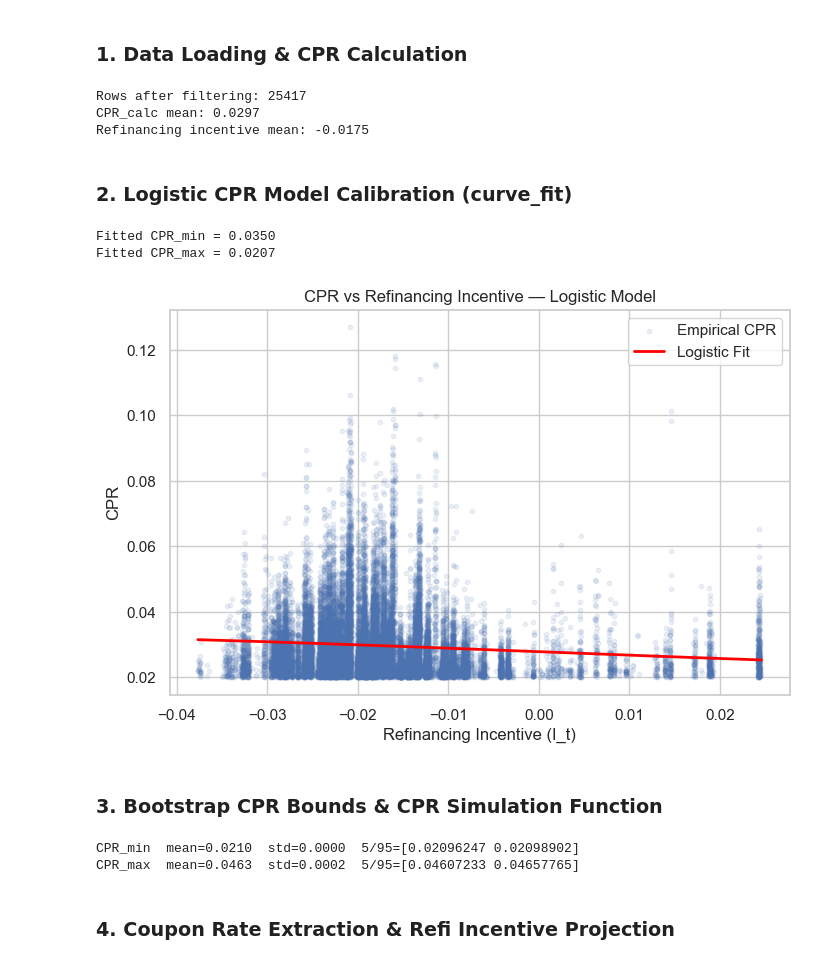
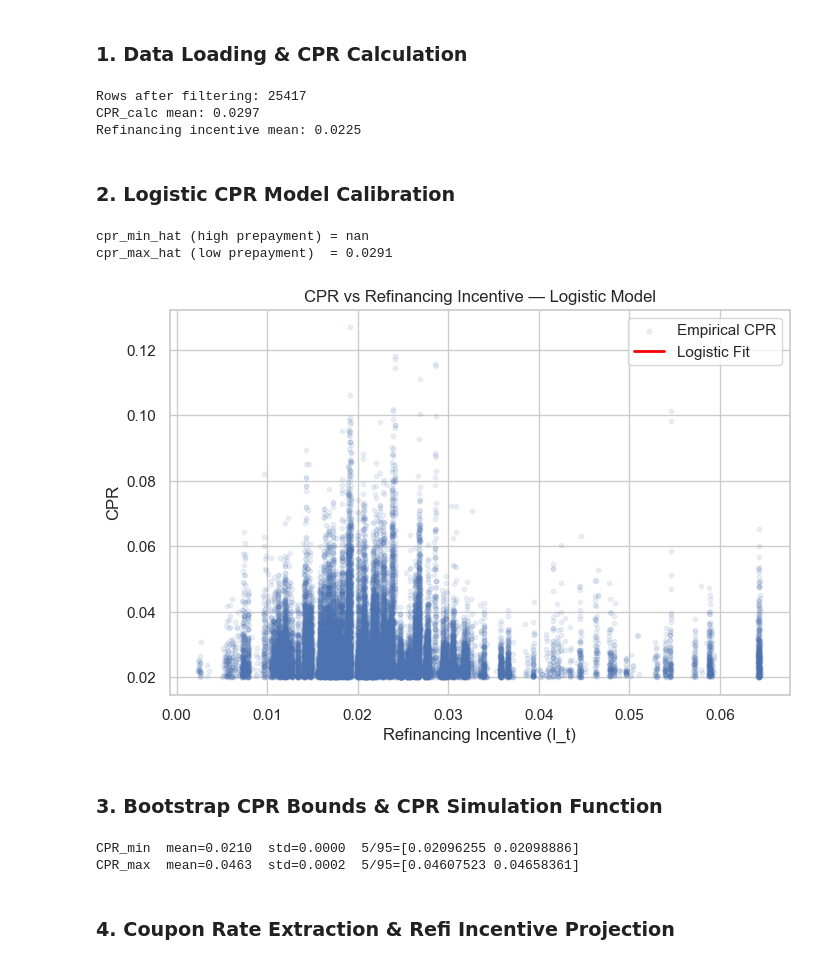
Before and after one commit to chloelinrq/STAT5030_Numerical_Methods_Group_Project, a Jupyter notebook: main.ipynb, the cells around one changed output. Cells and saved outputs as stored; diff of their text form; code cells hidden in the pictures.

```diff
--- a/main.ipynb
+++ b/main.ipynb
@@ -535,7 +535,7 @@ df['CPR_calc'] = winsorize(df['CPR_calc'], limits=[0.20, 0])
 df = df[df['CPR_calc'] >= 0.02].copy()
 
 # Compute refinancing incentive: I = WA coupon rate - benchmark rate (6%)
-df['refinancing incentive_calc'] = (df['Cohort WA Current Interest Rate'] / 100) - 0.06
+df['refinancing incentive_calc'] = (df['Cohort WA Current Interest Rate'] / 100) - 0.02
 
 print(f"Rows after filtering: {len(df)}")
 print(f"CPR_calc mean: {df['CPR_calc'].mean():.4f}")
@@ -543,9 +543,9 @@ print(f"Refinancing incentive mean: {df['refinancing incentive_calc'].mean():.4f
 # %% [output]
 Rows after filtering: 25417
 CPR_calc mean: 0.0297
-Refinancing incentive mean: -0.0175
+Refinancing incentive mean: 0.0225
 # %% [markdown]
-### 2. Logistic CPR Model Calibration (curve_fit)
+### 2. Logistic CPR Model Calibration
 # %%
 # --- Model parameters ---
 k_hat    = 30    # steepness of logistic curve (from curve_fit convention)
@@ -559,41 +559,38 @@ fit_df = df[['refinancing incentive_calc', 'CPR_calc']].dropna().copy()
 x = fit_df['refinancing incentive_calc'].values
 y = fit_df['CPR_calc'].values
 
 low  = df[df['refinancing incentive_calc'] <  0.0]['CPR_calc']
 high = df[df['refinancing incentive_calc'] > 0.02]['CPR_calc']
 
-cpr_min_hat = low.mean()    # incentive 负 → 有动力还 → CPR 高
-cpr_max_hat = high.mean()   # incentive 正 → 没动力还 → CPR 低
+cpr_min_hat = low.mean()
+cpr_max_hat = high.mean()
 
 print(f"cpr_min_hat (high prepayment) = {cpr_min_hat:.4f}")
 print(f"cpr_max_hat (low prepayment)  = {cpr_max_hat:.4f}")
-
-
-assert cpr_min_hat > cpr_max_hat, "Check incentive thresholds — ordering is wrong"
 
 
 df['CPR_model'] = logistic_cpr(df['refinancing incentive_calc'], cpr_min_hat, cpr_max_hat)
 df['SMM_model'] = 1 - (1 - df['CPR_model'])**(1/12)
 df['residual']  = df['CPR_calc'] - df['CPR_model']
 
 # Visualize fit
 sns.set(style="whitegrid")
 plt.figure(figsize=(8, 5))
 plt.scatter(df['refinancing incentive_calc'], df['CPR_calc'],
             alpha=0.1, s=10, label='Empirical CPR')
 I_range = np.linspace(df['refinancing incentive_calc'].min(),
                       df['refinancing incentive_calc'].max(), 300)
 plt.plot(I_range, logistic_cpr(I_range, cpr_min_hat, cpr_max_hat),
          color='red', lw=2, label='Logistic Fit')
 plt.xlabel('Refinancing Incentive (I_t)')
 plt.ylabel('CPR')
 plt.title('CPR vs Refinancing Incentive — Logistic Model')
 plt.legend()
 plt.show()
 # %% [output]
-Fitted CPR_min = 0.0350
-Fitted CPR_max = 0.0207
+cpr_min_hat (high prepayment) = nan
+cpr_max_hat (low prepayment)  = 0.0291
-[figure, old version]
+[figure, new version]
 # %% [markdown]
 ### 3. Bootstrap CPR Bounds & CPR Simulation Function
 # %%
@@ -618,7 +615,7 @@ def simulate_cpr_path(I_path, df):
     cpr_mean = cpr_min_s + (cpr_max_s - cpr_min_s) / (
         1 + np.exp(-k_hat * (I_path - theta_hat))
     )
-    residuals = df['residual'].dropna().values   # ← 现在可以正确读取
+    residuals = df['residual'].dropna().values
     eps = np.random.choice(residuals, size=len(I_path), replace=True)
     return np.clip(cpr_mean + eps, 0, 1)
 
@@ -637,8 +634,8 @@ print(f"CPR_max  mean={maxs.mean():.4f}  std={maxs.std():.4f}  5/95={np.percenti
 cpr_min = mins.mean()
 cpr_max = maxs.mean()
 # %% [output]
-CPR_min  mean=0.0210  std=0.0000  5/95=[0.02096247 0.02098902]
-CPR_max  mean=0.0463  std=0.0002  5/95=[0.04607233 0.04657765]
+CPR_min  mean=0.0210  std=0.0000  5/95=[0.02096255 0.02098886]
+CPR_max  mean=0.0463  std=0.0002  5/95=[0.04607523 0.04658361]
 # %% [markdown]
 ### 4. Coupon Rate Extraction & Refi Incentive Projection
 # %%
```
Also changed, not shown: parts of 4 cells of this notebook.
